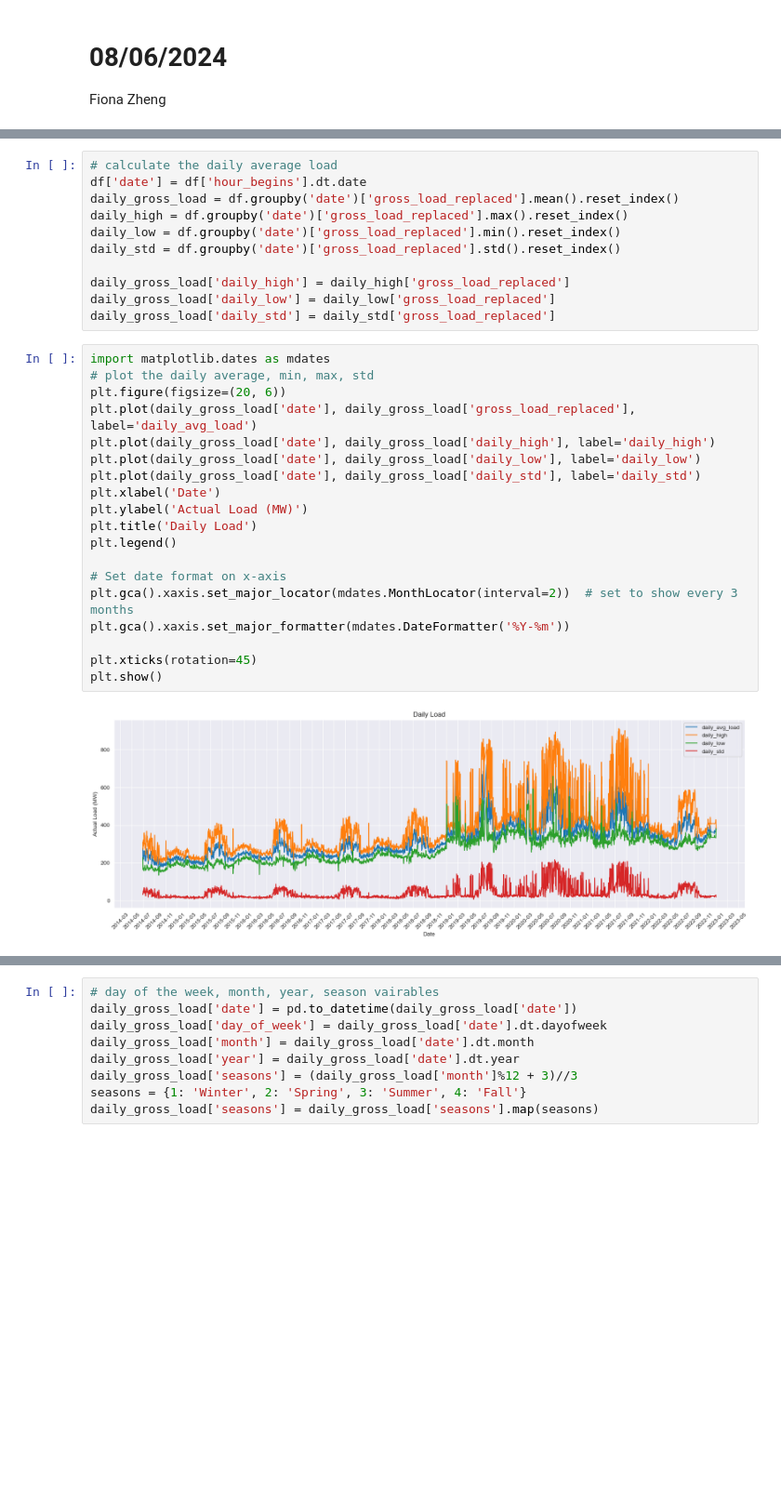
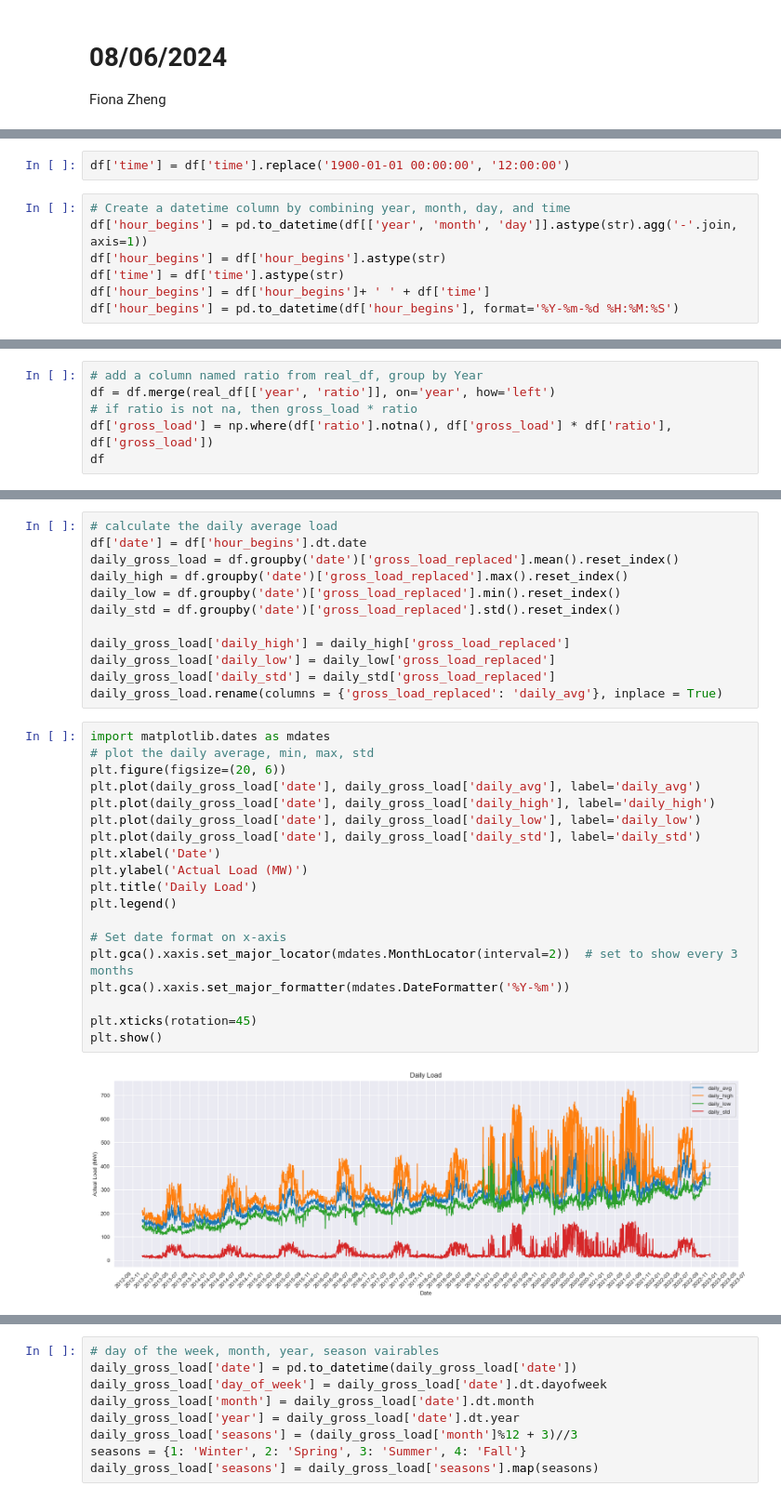
Before and after one commit to FionaSY814/forecast_test, a Jupyter notebook: United_long_term_Gross.ipynb, the cells around one changed output, grey strips where cells are left out. Shown at 93% size. Cells and saved outputs as stored; diff of their text form; blank space fills up the shorter version.

```diff
--- a/United_long_term_Gross.ipynb
+++ b/United_long_term_Gross.ipynb
@@ -146,0 +98,9 @@ Number of outliers: 1460
+# %%
+df['time'] = df['time'].replace('1900-01-01 00:00:00', '12:00:00')
+# %%
+# Create a datetime column by combining year, month, day, and time
+df['hour_begins'] = pd.to_datetime(df[['year', 'month', 'day']].astype(str).agg('-'.join, axis=1))
+df['hour_begins'] = df['hour_begins'].astype(str)
+df['time'] = df['time'].astype(str)
+df['hour_begins'] = df['hour_begins']+ ' ' + df['time']
+df['hour_begins'] = pd.to_datetime(df['hour_begins'], format='%Y-%m-%d %H:%M:%S')
@@ -146,0 +123,6 @@ Number of outliers: 1460
+# %%
+# add a column named ratio from real_df, group by Year
+df = df.merge(real_df[['year', 'ratio']], on='year', how='left')
+# if ratio is not na, then gross_load * ratio
+df['gross_load'] = np.where(df['ratio'].notna(), df['gross_load'] * df['ratio'], df['gross_load'])
+df
@@ -155,24 +208,25 @@ daily_std = df.groupby('date')['gross_load_replaced'].std().reset_index()
 daily_gross_load['daily_high'] = daily_high['gross_load_replaced']
 daily_gross_load['daily_low'] = daily_low['gross_load_replaced']
 daily_gross_load['daily_std'] = daily_std['gross_load_replaced']
+daily_gross_load.rename(columns = {'gross_load_replaced': 'daily_avg'}, inplace = True)
 # %%
 import matplotlib.dates as mdates
 # plot the daily average, min, max, std
 plt.figure(figsize=(20, 6))
-plt.plot(daily_gross_load['date'], daily_gross_load['gross_load_replaced'], label='daily_avg_load')
+plt.plot(daily_gross_load['date'], daily_gross_load['daily_avg'], label='daily_avg')
 plt.plot(daily_gross_load['date'], daily_gross_load['daily_high'], label='daily_high')
 plt.plot(daily_gross_load['date'], daily_gross_load['daily_low'], label='daily_low')
 plt.plot(daily_gross_load['date'], daily_gross_load['daily_std'], label='daily_std')
 plt.xlabel('Date')
 plt.ylabel('Actual Load (MW)')
 plt.title('Daily Load')
 plt.legend()
 
 # Set date format on x-axis
 plt.gca().xaxis.set_major_locator(mdates.MonthLocator(interval=2))  # set to show every 3 months
 plt.gca().xaxis.set_major_formatter(mdates.DateFormatter('%Y-%m'))
 
 plt.xticks(rotation=45)
 plt.show()
 # %% [output]
-[figure, old version]
+[figure, new version]
```
Also changed, not shown: parts of 91 cells of this notebook, 1 other file.
